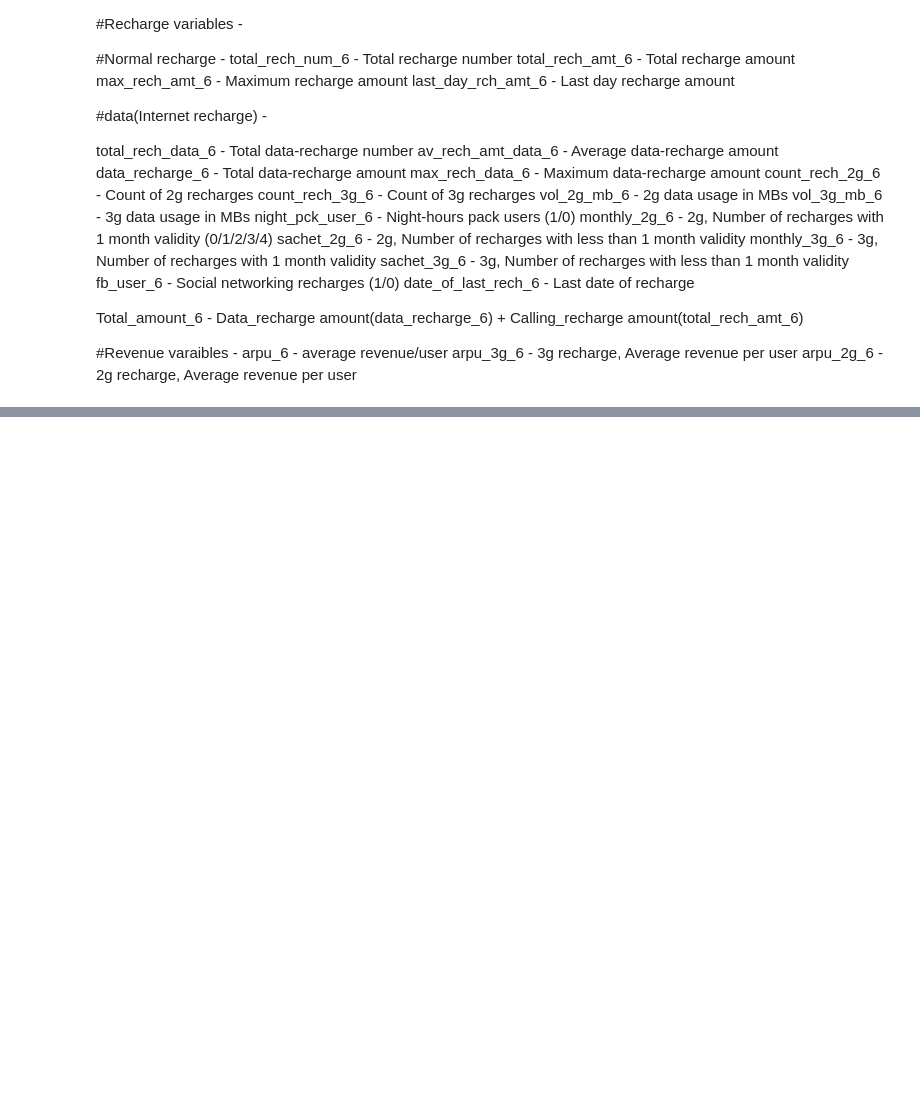
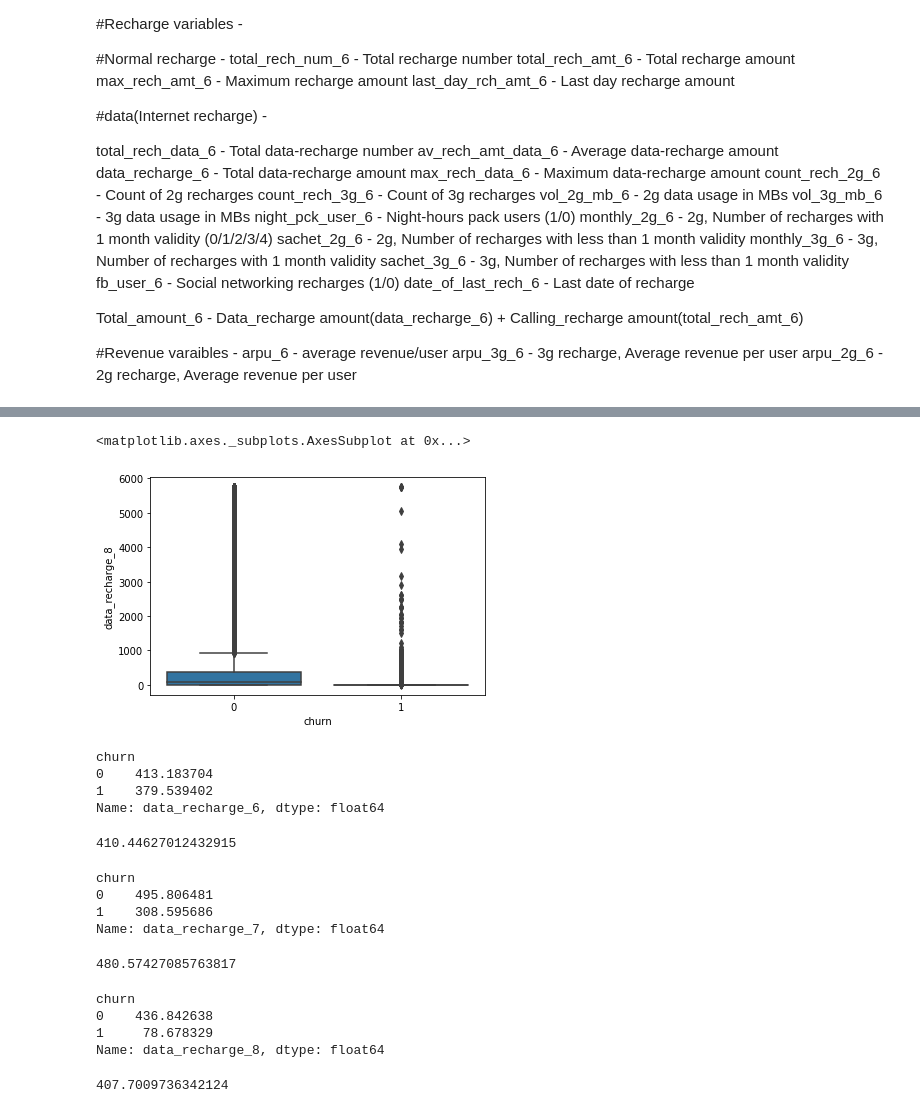
Before and after one commit to shreyaspai08/telecom_churn_case_study, a Jupyter notebook: Telecom_churn_notebook.ipynb, the cells around one changed output, grey strips where cells are left out. Drawn from its saved outputs; the diff is of its cells as text; code cells hidden in the pictures; blank space fills up the shorter version.

```diff
--- a/Telecom_churn_notebook.ipynb
+++ b/Telecom_churn_notebook.ipynb
@@ -518,0 +572,38 @@ arpu_2g_6 - 2g recharge, Average revenue per user
+# %%
+sns.boxplot(x='churn', y='data_recharge_8', data=hvf_copy)
+# %% [output]
+<matplotlib.axes._subplots.AxesSubplot at 0x...>
+[figure, added]
+# %%
+hvf_copy.groupby('churn')['data_recharge_6'].mean()
+# %% [output]
+churn
+0    413.183704
+1    379.539402
+Name: data_recharge_6, dtype: float64
+# %%
+hvf_copy['data_recharge_6'].mean()
+# %% [output]
+410.44627012432915
+# %%
+hvf_copy.groupby('churn')['data_recharge_7'].mean()
+# %% [output]
+churn
+0    495.806481
+1    308.595686
+Name: data_recharge_7, dtype: float64
+# %%
+hvf_copy['data_recharge_7'].mean()
+# %% [output]
+480.57427085763817
+# %%
+hvf_copy.groupby('churn')['data_recharge_8'].mean()
+# %% [output]
+churn
+0    436.842638
+1     78.678329
+Name: data_recharge_8, dtype: float64
+# %%
+hvf_copy['data_recharge_8'].mean()
+# %% [output]
+407.7009736342124
```
Also changed, not shown: parts of 90 cells of this notebook.
